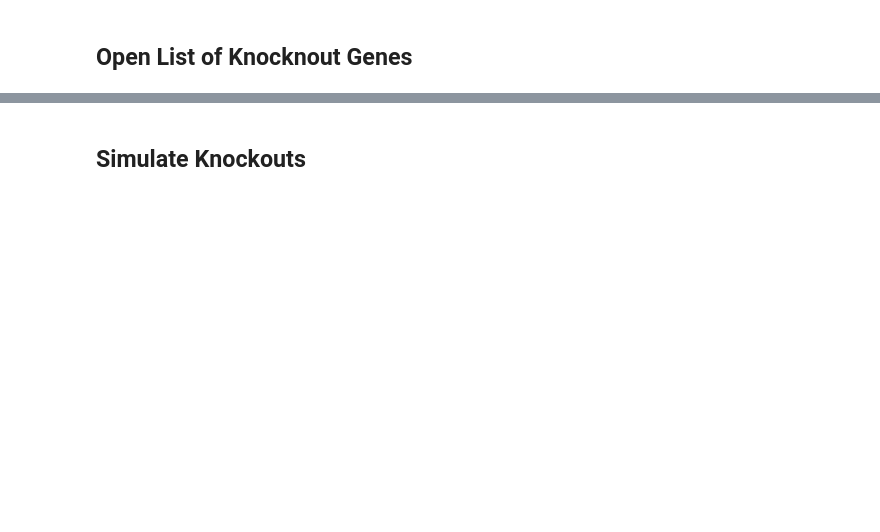
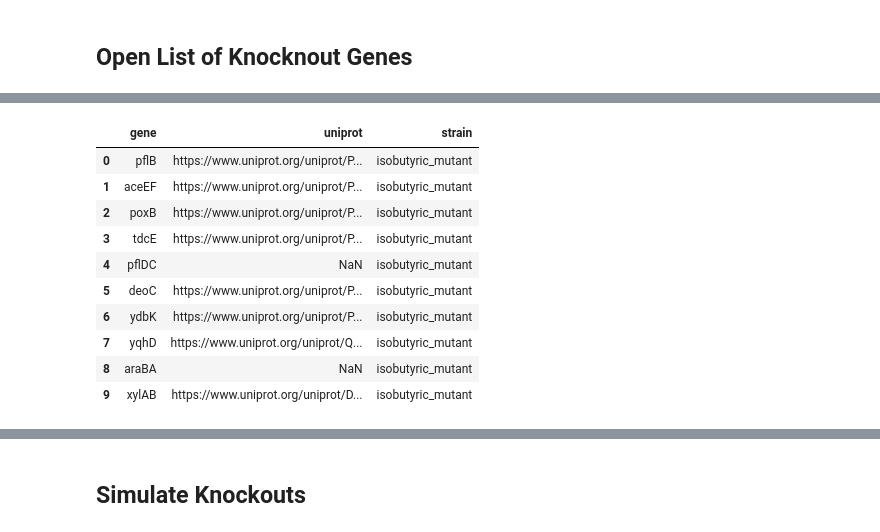
Before and after one commit to matinnuhamunada/co_culture_model, a Jupyter notebook: 01_co_culture_acetic.ipynb, the cells around one changed output, grey strips where cells are left out. Drawn from its saved outputs; the diff is of its cells as text; code cells hidden in the pictures; blank space fills up the shorter version.

```diff
--- a/01_co_culture_acetic.ipynb
+++ b/01_co_culture_acetic.ipynb
@@ -158,0 +278,22 @@ Builder(reaction_data={'CYTDK2': 0.0, 'XPPT': 0.0, 'HXPRT': 0.0, 'NDPK5': 0.0053
+# %%
+df_isobutyric = pd.read_csv('data/data_ko_isobutyric-acid_strain.txt', header = None,
+            skiprows = 1,
+            sep = ',',
+            names = [
+                'gene',
+                'uniprot',
+                'strain'])
+df_isobutyric['strain'] = 'isobutyric_mutant'
+df_isobutyric
+# %% [output]
+|  | gene | uniprot | strain |
+| 0 | pflB | https://www.uniprot.org/uniprot/P... | isobutyric_mutant |
+| 1 | aceEF | https://www.uniprot.org/uniprot/P... | isobutyric_mutant |
+| 2 | poxB | https://www.uniprot.org/uniprot/P... | isobutyric_mutant |
+| 3 | tdcE | https://www.uniprot.org/uniprot/P... | isobutyric_mutant |
+| 4 | pflDC | NaN | isobutyric_mutant |
+| 5 | deoC | https://www.uniprot.org/uniprot/P... | isobutyric_mutant |
+| 6 | ydbK | https://www.uniprot.org/uniprot/P... | isobutyric_mutant |
+| 7 | yqhD | https://www.uniprot.org/uniprot/Q... | isobutyric_mutant |
+| 8 | araBA | NaN | isobutyric_mutant |
+| 9 | xylAB | https://www.uniprot.org/uniprot/D... | isobutyric_mutant |
```
Also changed, not shown: parts of 23 cells of this notebook, 4 other files.
